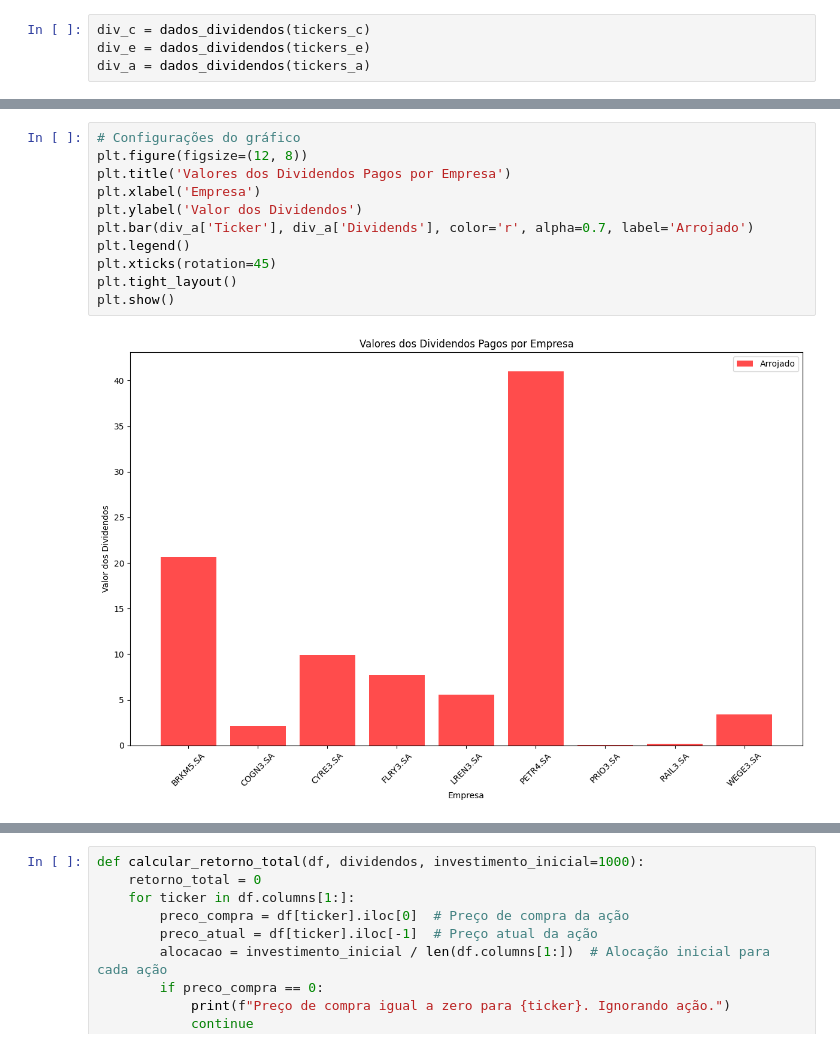
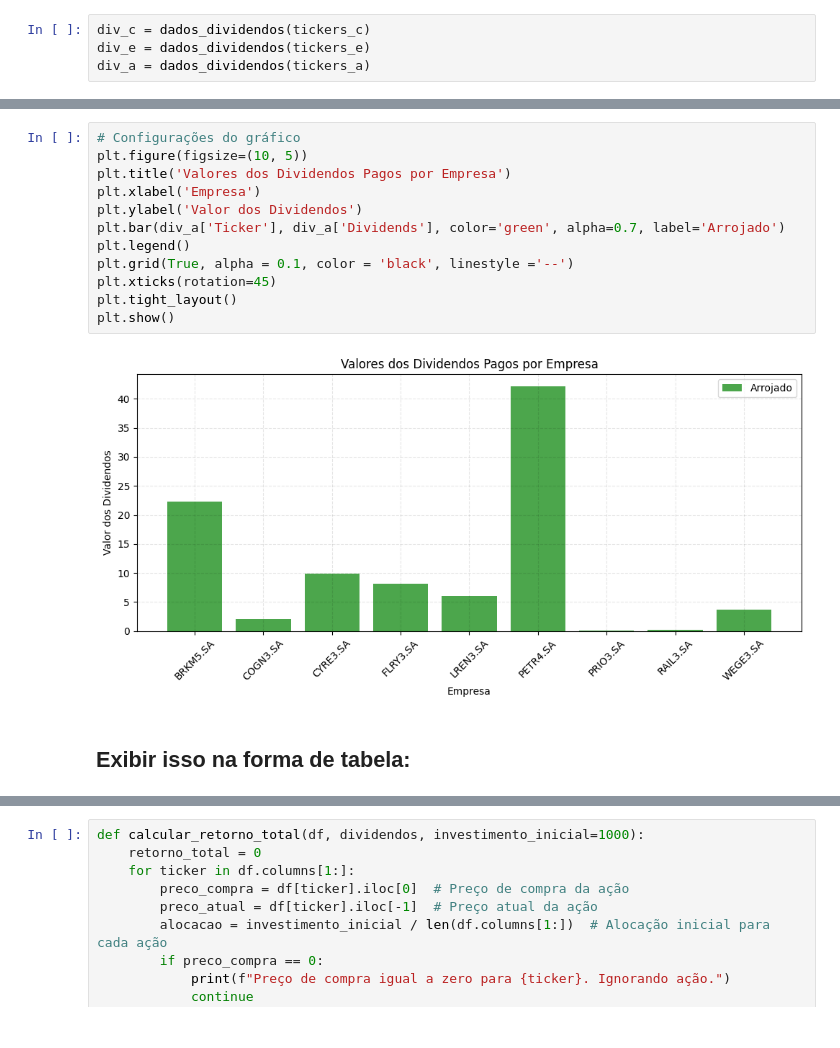
Before and after one commit to jlcamelo2350/Dados-e-automacao, a Jupyter notebook: Análises e automações com Ações da B3/Simulação de portfólio/Análise_de_portfólio2_Simulação_de_desempenho_Dividendos_pagos.ipynb, the cells around one changed output, grey strips where cells are left out. Drawn from its saved outputs; the diff is of its cells as text.

```diff
--- a/Análises e automações com Ações da B3/Simulação de portfólio/Análise_de_portfólio2_Simulação_de_desempenho_Dividendos_pagos.ipynb
+++ b/Análises e automações com Ações da B3/Simulação de portfólio/Análise_de_portfólio2_Simulação_de_desempenho_Dividendos_pagos.ipynb
@@ -144,16 +162,19 @@ plt.show()
 # %%
 # Configurações do gráfico
-plt.figure(figsize=(12, 8))
+plt.figure(figsize=(10, 5))
 plt.title('Valores dos Dividendos Pagos por Empresa')
 plt.xlabel('Empresa')
 plt.ylabel('Valor dos Dividendos')
-plt.bar(div_a['Ticker'], div_a['Dividends'], color='r', alpha=0.7, label='Arrojado')
+plt.bar(div_a['Ticker'], div_a['Dividends'], color='green', alpha=0.7, label='Arrojado')
 plt.legend()
+plt.grid(True, alpha = 0.1, color = 'black', linestyle ='--')
 plt.xticks(rotation=45)
 plt.tight_layout()
 plt.show()
 # %% [output]
-[figure, old version]
+[figure, new version]
+# %% [markdown]
+## Exibir isso na forma de tabela:
 # %%
 # Exibir a soma dos dividendos
 print('Somatório dos dividendos pagos do portfólio conservador:')
```
Also changed, not shown: parts of 31 cells of this notebook.
